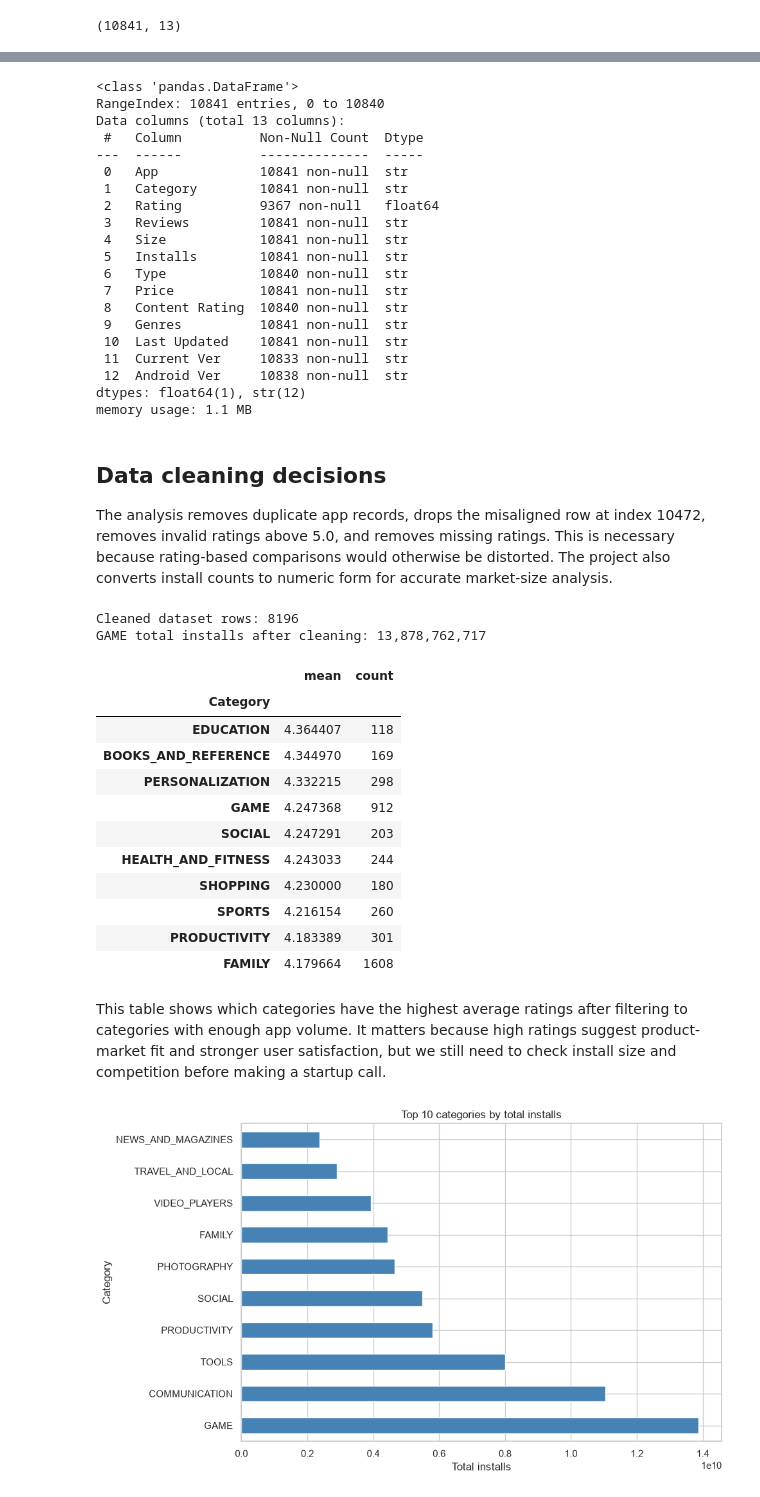
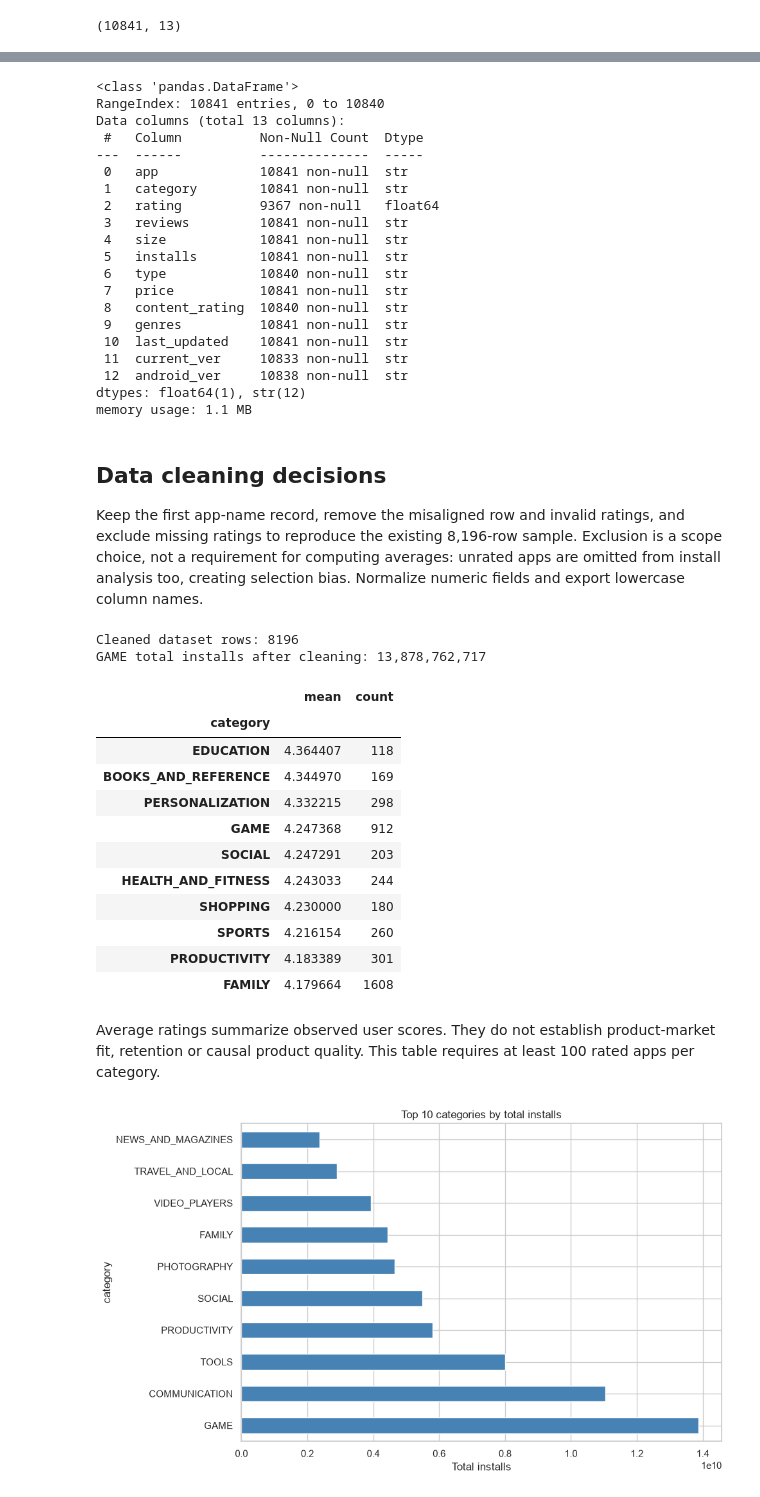
Before and after one commit to cathuyson2010/App_marketplace_analysis, a Jupyter notebook: notebooks/Reading_data_in_general.ipynb, the cells around one changed output, grey strips where cells are left out. Cells and saved outputs as stored; diff of their text form; code cells hidden in the pictures.

```diff
--- a/notebooks/Reading_data_in_general.ipynb
+++ b/notebooks/Reading_data_in_general.ipynb
@@ -9,10 +5,14 @@ This notebook assesses category-level opportunity in the Google Play Store using
 # %%
+from pathlib import Path
+PROJECT_ROOT = next(p for p in [Path.cwd(), *Path.cwd().parents] if (p / "data/googleplaystore.csv").exists())
+(PROJECT_ROOT / "assets").mkdir(exist_ok=True)
 import pandas as pd
 import matplotlib.pyplot as plt
 import seaborn as sns
 
 sns.set(style="whitegrid")
 
-raw_df = pd.read_csv("../data/googleplaystore.csv")
+raw_df = pd.read_csv(PROJECT_ROOT / "data/googleplaystore.csv")
+raw_df.columns = raw_df.columns.str.strip().str.lower().str.replace(" ", "_")
 raw_df.head()
 # %% [output]
@@ -41,60 +41,60 @@ RangeIndex: 10841 entries, 0 to 10840
 Data columns (total 13 columns):
  #   Column          Non-Null Count  Dtype
 ---  ------          --------------  -----
- 0   App             10841 non-null  str
- 1   Category        10841 non-null  str
- 2   Rating          9367 non-null   float64
- 3   Reviews         10841 non-null  str
- 4   Size            10841 non-null  str
- 5   Installs        10841 non-null  str
- 6   Type            10840 non-null  str
- 7   Price           10841 non-null  str
- 8   Content Rating  10840 non-null  str
- 9   Genres          10841 non-null  str
- 10  Last Updated    10841 non-null  str
- 11  Current Ver     10833 non-null  str
- 12  Android Ver     10838 non-null  str
+ 0   app             10841 non-null  str
+ 1   category        10841 non-null  str
+ 2   rating          9367 non-null   float64
+ 3   reviews         10841 non-null  str
+ 4   size            10841 non-null  str
+ 5   installs        10841 non-null  str
+ 6   type            10840 non-null  str
+ 7   price           10841 non-null  str
+ 8   content_rating  10840 non-null  str
+ 9   genres          10841 non-null  str
+ 10  last_updated    10841 non-null  str
+ 11  current_ver     10833 non-null  str
+ 12  android_ver     10838 non-null  str
 dtypes: float64(1), str(12)
 memory usage: 1.1 MB
 # %% [markdown]
 ## Data cleaning decisions
 
-The analysis removes duplicate app records, drops the misaligned row at index 10472, removes invalid ratings above 5.0, and removes missing ratings. This is necessary because rating-based comparisons would otherwise be distorted. The project also converts install counts to numeric form for accurate market-size analysis.
+Keep the first app-name record, remove the misaligned row and invalid ratings, and exclude missing ratings to reproduce the existing 8,196-row sample. Exclusion is a scope choice, not a requirement for computing averages: unrated apps are omitted from install analysis too, creating selection bias. Normalize numeric fields and export lowercase column names.
 # %%
 df = raw_df.copy()
-df = df.drop_duplicates(subset=["App"], keep="first")
+df = df.drop_duplicates(subset=["app"], keep="first")
 df = df.drop(index=10472, errors="ignore")
-df = df[df["Rating"] <= 5].copy()
-df = df.dropna(subset=["Rating"]).copy()
+df = df[df["rating"] <= 5].copy()
+df = df.dropna(subset=["rating"]).copy()
 
 # Convert install counts to numeric values
 
-df["Installs"] = df["Installs"].astype(str).str.replace("+", "", regex=False).str.replace(",", "", regex=False)
-df["Installs"] = pd.to_numeric(df["Installs"], errors="coerce")
-df = df.dropna(subset=["Installs"]).copy()
+df["installs"] = df["installs"].astype(str).str.replace("+", "", regex=False).str.replace(",", "", regex=False)
+df["installs"] = pd.to_numeric(df["installs"], errors="coerce")
+df = df.dropna(subset=["installs"]).copy()
 
 # Convert price to numeric as well for GAME pricing analysis
 
-df["Price"] = df["Price"].astype(str).str.replace("$", "", regex=False)
-df["Price"] = pd.to_numeric(df["Price"], errors="coerce").fillna(0)
+df["price"] = df["price"].astype(str).str.replace("$", "", regex=False)
+df["price"] = pd.to_numeric(df["price"], errors="coerce").fillna(0)
 
 print(f"Cleaned dataset rows: {len(df)}")
-print(f"GAME total installs after cleaning: {df[df['Category']=='GAME']['Installs'].sum():,.0f}")
+print(f"GAME total installs after cleaning: {df[df['category']=='GAME']['installs'].sum():,.0f}")
 # %% [output]
 Cleaned dataset rows: 8196
 GAME total installs after cleaning: 13,878,762,717
 # %%
 category_rating = (
-    df.groupby("Category")["Rating"]
+    df.groupby("category")["rating"]
     .agg(["mean", "count"])
     .query("count >= 100")
     .sort_values("mean", ascending=False)
     .head(10)
 )
 category_rating
 # %% [output]
 |  | mean | count |
-| Category |  |  |
+| category |  |  |
 | EDUCATION | 4.364407 | 118 |
 | BOOKS_AND_REFERENCE | 4.344970 | 169 |
 | PERSONALIZATION | 4.332215 | 298 |
@@ -106,6 +106,6 @@ category_rating
 | PRODUCTIVITY | 4.183389 | 301 |
 | FAMILY | 4.179664 | 1608 |
 # %% [markdown]
-This table shows which categories have the highest average ratings after filtering to categories with enough app volume. It matters because high ratings suggest product-market fit and stronger user satisfaction, but we still need to check install size and competition before making a startup call.
+Average ratings summarize observed user scores. They do not establish product-market fit, retention or causal product quality. This table requires at least 100 rated apps per category.
 # %%
 category_installs = (
```
Also changed, not shown: parts of 11 cells of this notebook, 17 other files.
